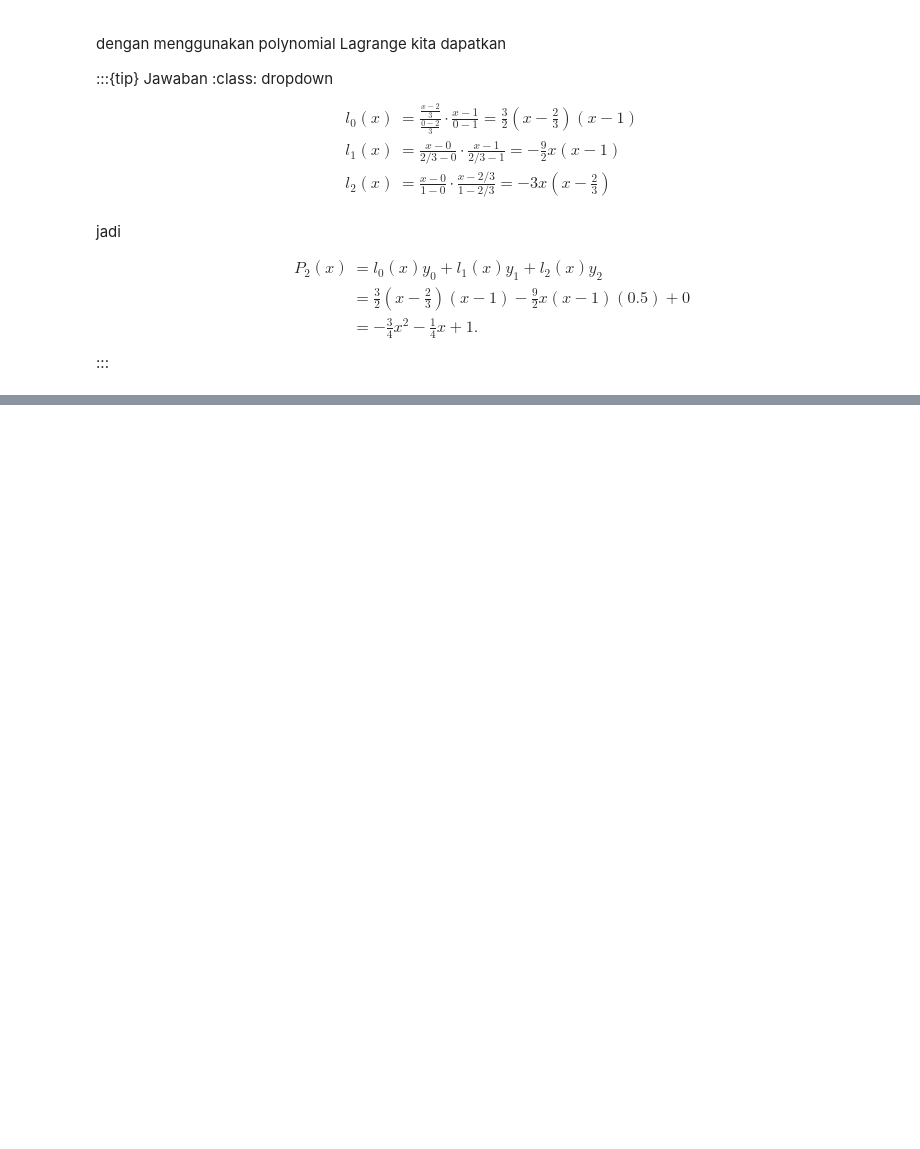
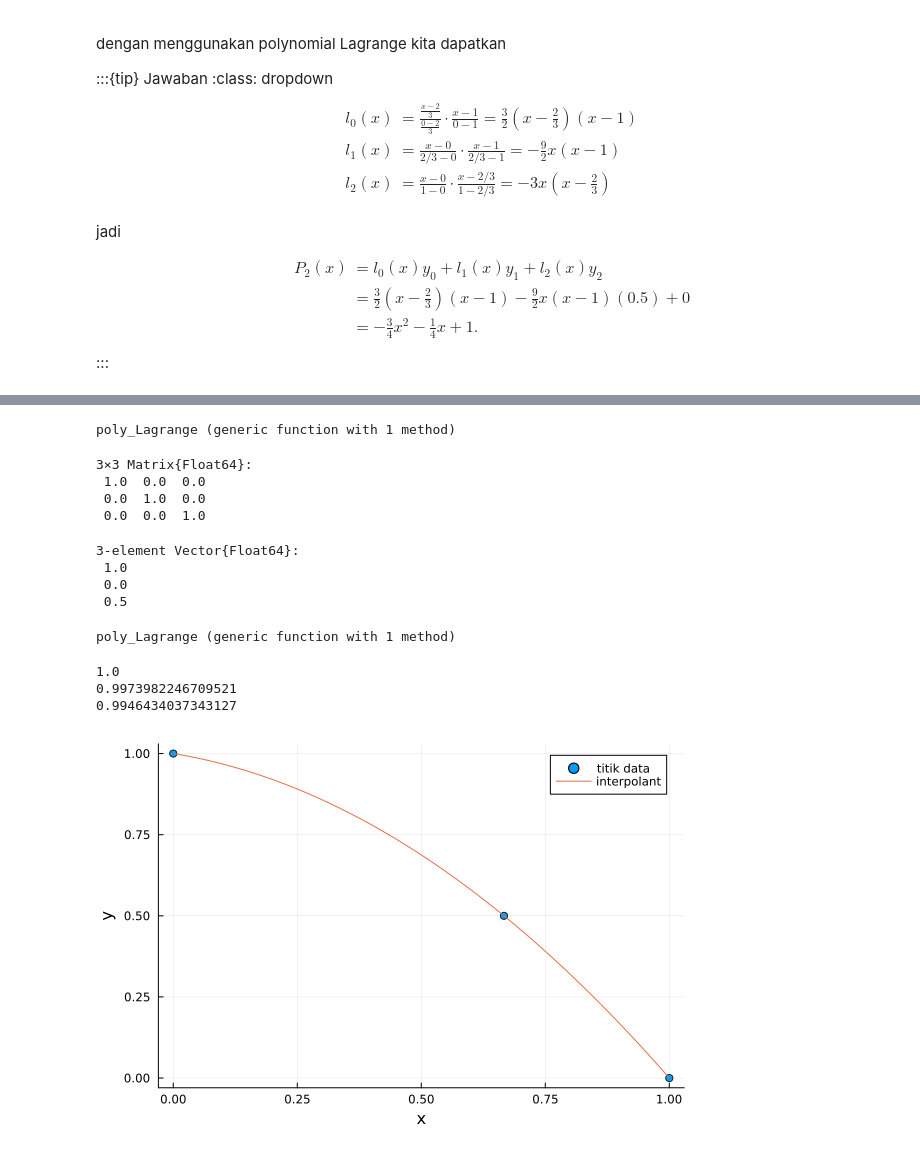
Before and after one commit to liebenlito/num-comp-julia, a Jupyter notebook: notebooks/pertemuan_5/poly_lagrange.ipynb, the cells around one changed output, grey strips where cells are left out. Cells and saved outputs as stored; diff of their text form; code cells hidden in the pictures; blank space fills up the shorter version.

```diff
--- a/notebooks/pertemuan_5/poly_lagrange.ipynb
+++ b/notebooks/pertemuan_5/poly_lagrange.ipynb
@@ -75,0 +125,57 @@ $$
+# %%
+function poly_Lagrange(x, x_data, koef)
+    n = length(x_data)
+    hasil = 0.0
+    for i in 1:n
+        term = koef[i]
+        for j in 1:n
+            if i != j
+                term *= (x - x_data[j]) / (x_data[i] - x_data[j])
+            end
+        end
+        hasil += term
+    end
+    return hasil
+end
+# %% [output]
+poly_Lagrange (generic function with 1 method)
+# %%
+x = [0, 1, 2/3]
+y = [1, 0, 0.5]
+
+V = Lagrange_basis(x)
+V
+# %% [output]
+3×3 Matrix{Float64}:
+ 1.0  0.0  0.0
+ 0.0  1.0  0.0
+ 0.0  0.0  1.0
+# %%
+# Koefisien a
+a = V \ y
+a
+# %% [output]
+3-element Vector{Float64}:
+ 1.0
+ 0.0
+ 0.5
+# %%
+p = poly_Lagrange
+# %% [output]
+poly_Lagrange (generic function with 1 method)
+# %%
+xx = range(0, 1, length=100)
+yy = [poly_Lagrange(xx[i], x, a) for i in 1:length(xx)]
+foreach(println, yy[1:length(y)])
+# %% [output]
+1.0
+0.9973982246709521
+0.9946434037343127
+# %%
+scatter(x, y, label="titik data",
+    xlabel="x",
+    ylabel="y"
+)
+plot!(xx, yy, label="interpolant")
+# %% [output]
+[figure, added]
```
Also changed, not shown: parts of 7 cells of this notebook.
